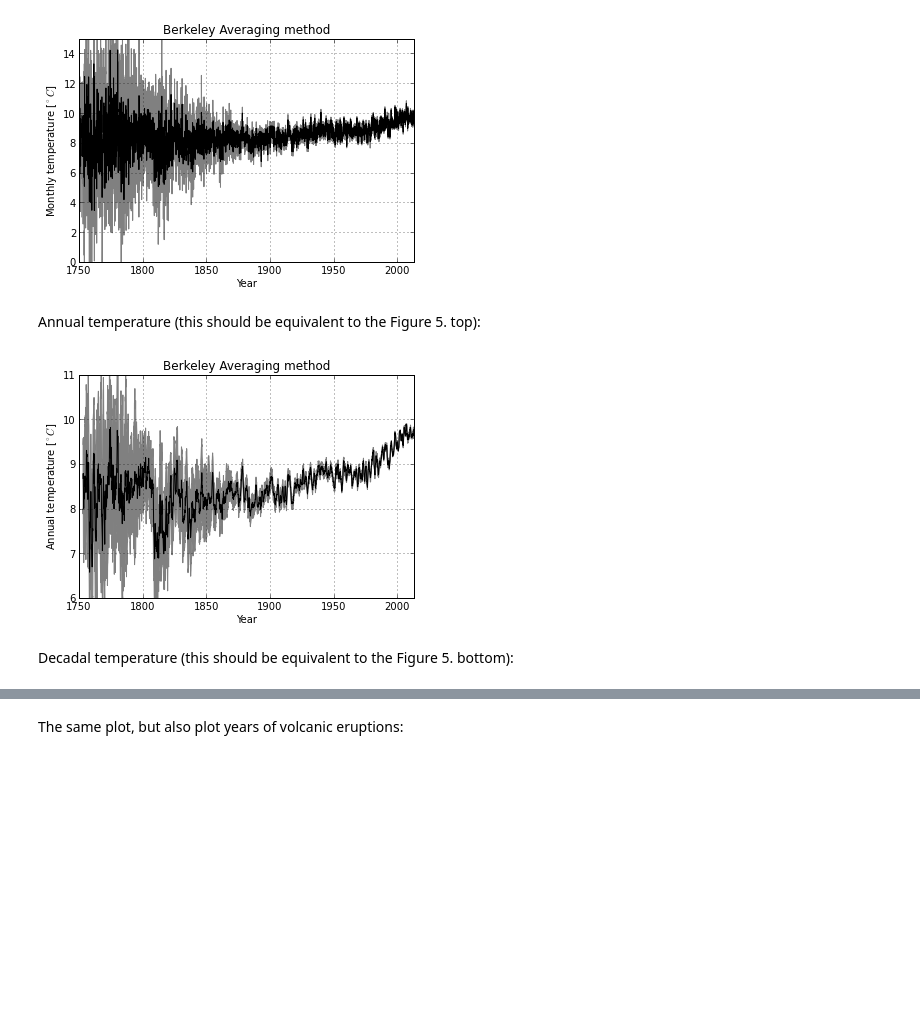
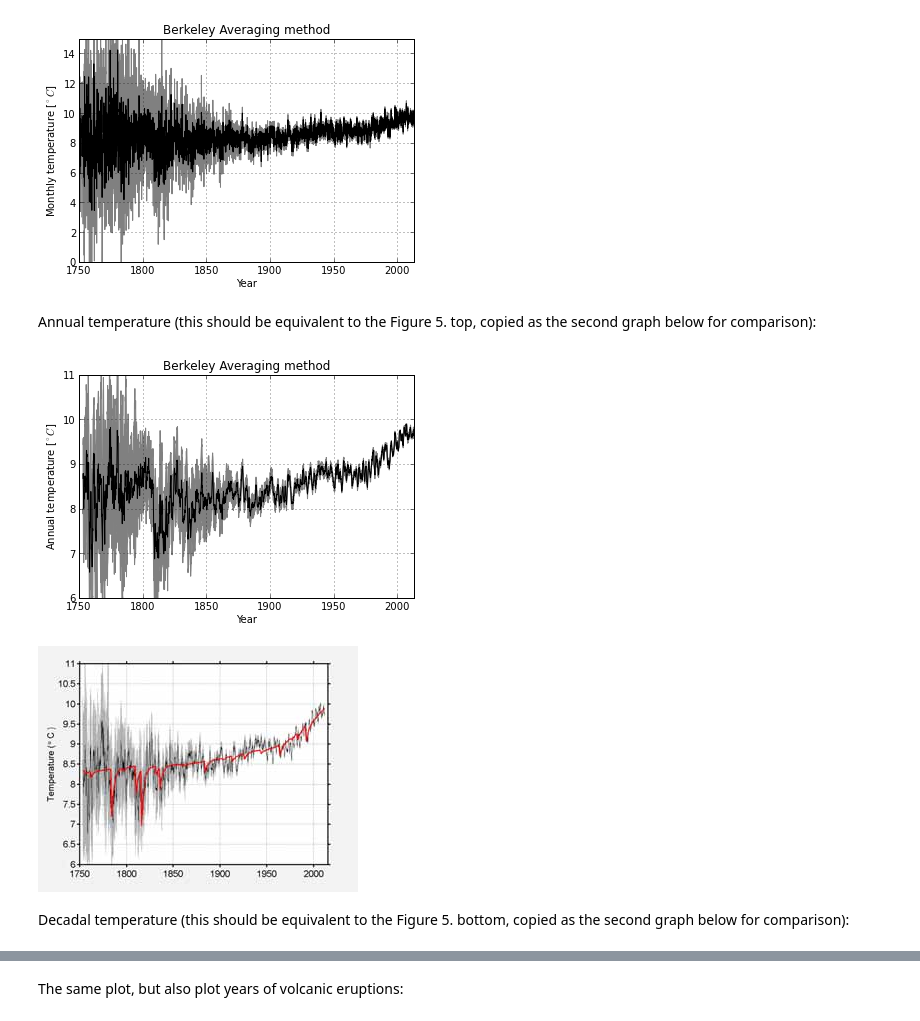
Before and after one commit to certik/climate, a Jupyter notebook: Berkeley Earth Temperature.ipynb, the cells around one changed output, grey strips where cells are left out. Saved outputs shown, nothing was run; the diff lists cells and outputs as text; code cells hidden in the pictures; blank space fills up the shorter version.

Commit message:
Include graphs from the article in the notebook

```diff
--- a/Berkeley Earth Temperature.ipynb
+++ b/Berkeley Earth Temperature.ipynb
@@ -46,20 +47,23 @@ grid();
 # %% [output]
 [figure]
 # %% [markdown]
-Annual temperature (this should be equivalent to the Figure 5. top):
+Annual temperature (this should be equivalent to the Figure 5. top, copied as the second graph below for comparison):
 # %%
 fill_between(years, temp1+unc1, temp1-unc1, color="gray")
 plot(years, temp1, "k-")
 xlabel("Year")
 ylabel("Annual temperature [$^\circ C$]")
 title("Berkeley Averaging method")
 xlim([1750, 2013])
 ylim([6, 11])
-grid();
+grid()
+show()
+Image(filename="data/annual.png")
 # %% [output]
 [figure]
+[figure, added]
 # %% [markdown]
-Decadal temperature (this should be equivalent to the Figure 5. bottom):
+Decadal temperature (this should be equivalent to the Figure 5. bottom, copied as the second graph below for comparison):
 # %%
 fill_between(years, temp10+unc10, temp10-unc10, color="gray")
 plot(years, temp10, "k-")
```
Also changed, not shown: parts of 3 cells of this notebook.
